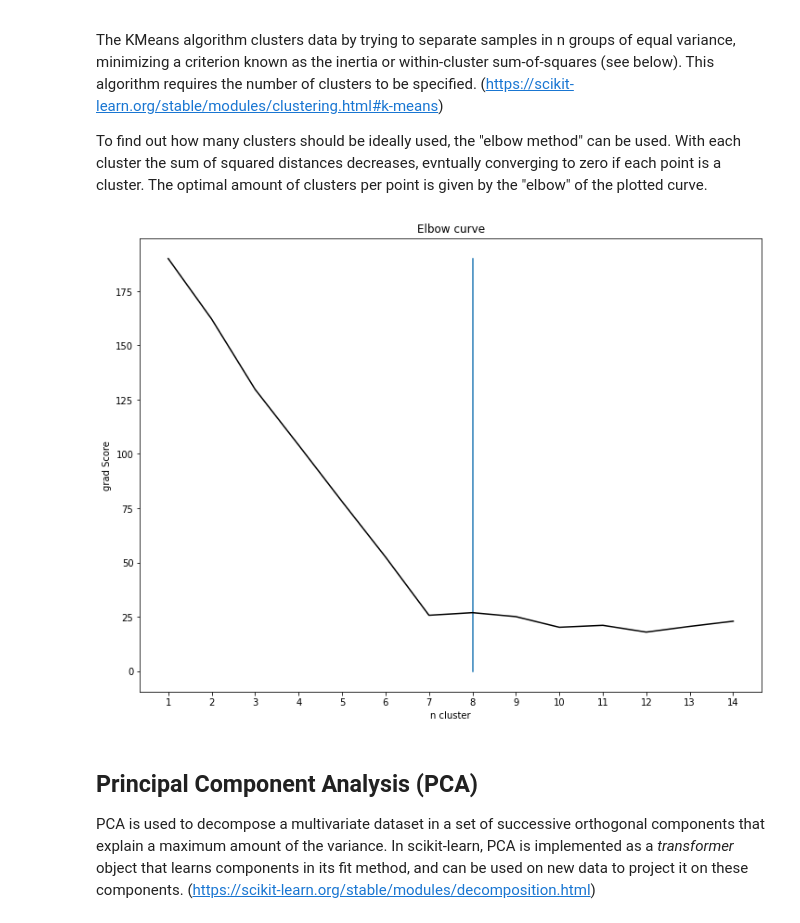
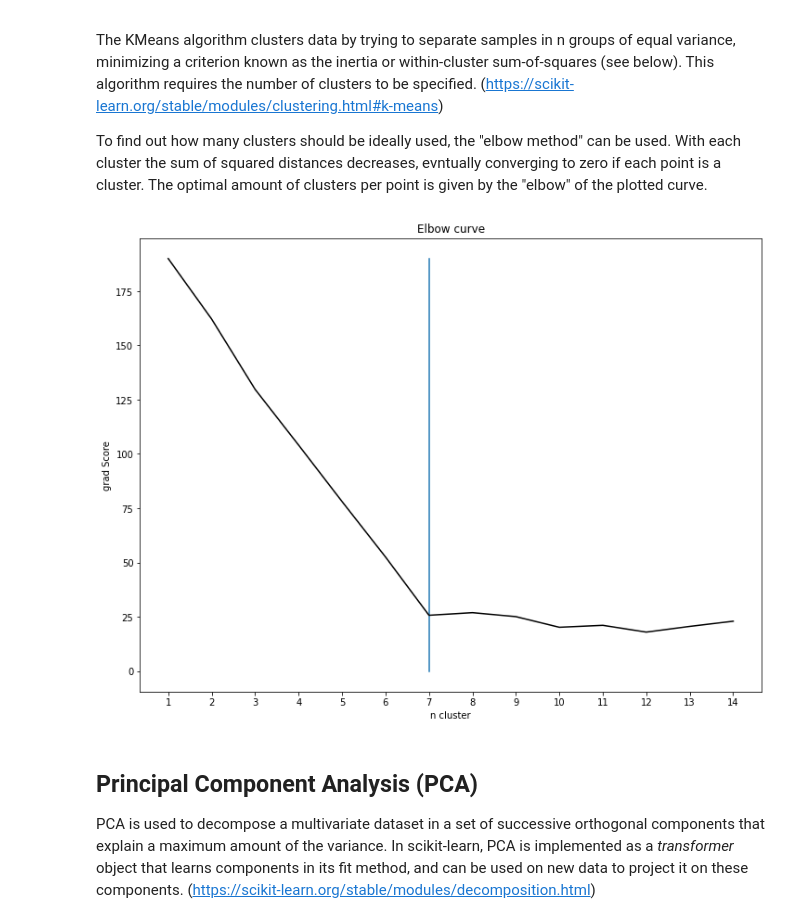
Before and after one commit to lcmd-epfl/BDML4Chem, a Jupyter notebook: 2_chemical_example.ipynb, the cells around one changed output. Drawn from its saved outputs; the diff is of its cells as text; code cells hidden in the pictures.

```diff
--- a/2_chemical_example.ipynb
+++ b/2_chemical_example.ipynb
@@ -135,12 +131,12 @@ for E in range(1,15):
 # %%
 plt.figure(figsize=(12,9))
 plt.title('Elbow curve')
 plt.xlabel('n cluster')
 plt.ylabel('grad Score')
-plt.plot([8,8],[0,np.max(np.gradient(k_ellbow))])
+plt.plot([7,7],[0,np.max(np.gradient(k_ellbow))])
 plt.xticks(np.arange(1, len(k_ellbow) + 1))
 plt.plot(range(1, len(k_ellbow) + 1), np.gradient(k_ellbow), 'k');
 # %% [output]
-[figure, old version]
+[figure, new version]
 # %%
 #Lets use K-Means Cluster prediction for 7 clusters
```
Also changed, not shown: parts of 12 cells of this notebook.
